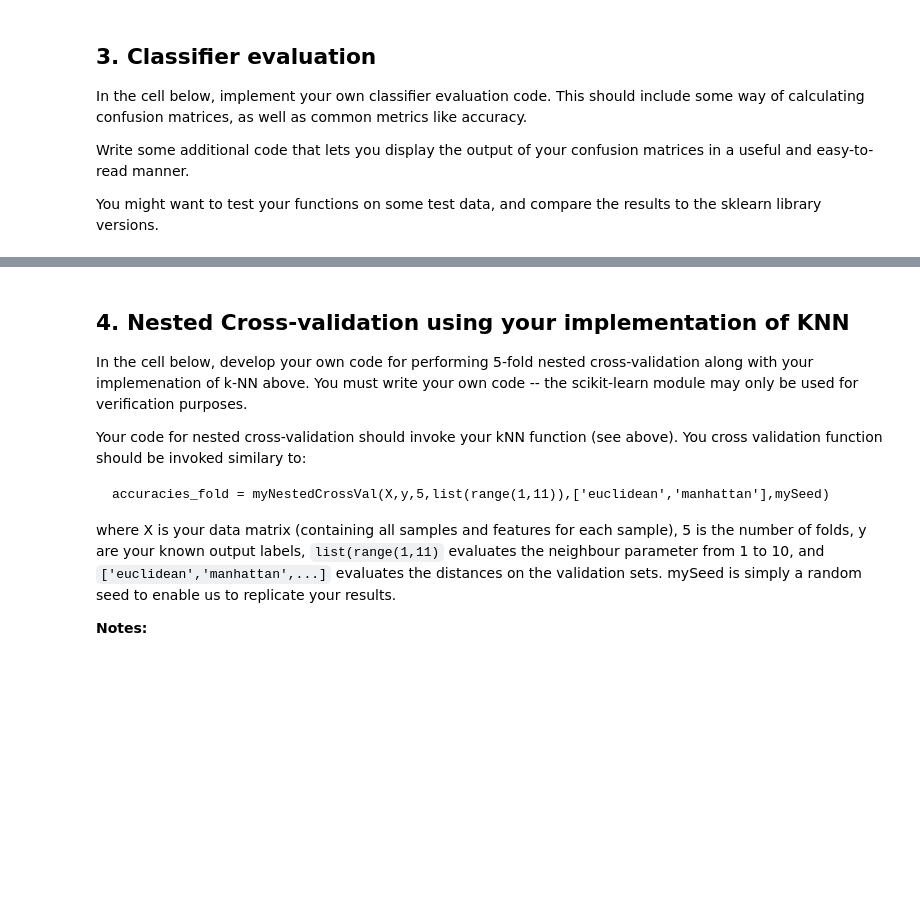
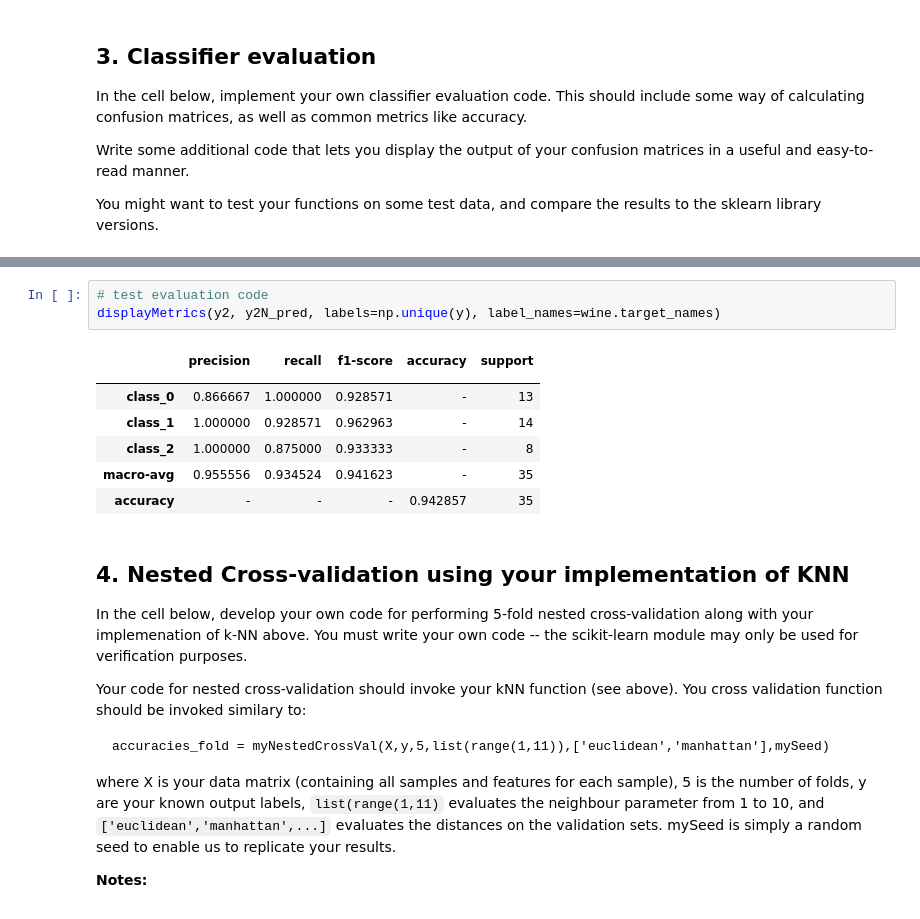
Before and after one commit to hudsonmendes/uolondon-cm3015-mlnn, a Jupyter notebook: report.ipynb, the cells around one changed output, grey strips where cells are left out. Cells and saved outputs as stored; diff of their text form; blank space fills up the shorter version.

```diff
--- a/report.ipynb
+++ b/report.ipynb
@@ -409,3 +532,14 @@ def calculatePairwiseConfusionMatrix(
+# %%
+# test evaluation code
+displayMetrics(y2, y2N_pred, labels=np.unique(y), label_names=wine.target_names)
+# %% [output]
+|  | precision | recall | f1-score | accuracy | support |
+|  |  |  |  |  |  |
+| class_0 | 0.866667 | 1.000000 | 0.928571 | - | 13 |
+| class_1 | 1.000000 | 0.928571 | 0.962963 | - | 14 |
+| class_2 | 1.000000 | 0.875000 | 0.933333 | - | 8 |
+| macro-avg | 0.955556 | 0.934524 | 0.941623 | - | 35 |
+| accuracy | - | - | - | 0.942857 | 35 |
 # %% [markdown]
 ## 4. Nested Cross-validation using your implementation of KNN
 
```
Also changed, not shown: parts of 9 cells of this notebook.
